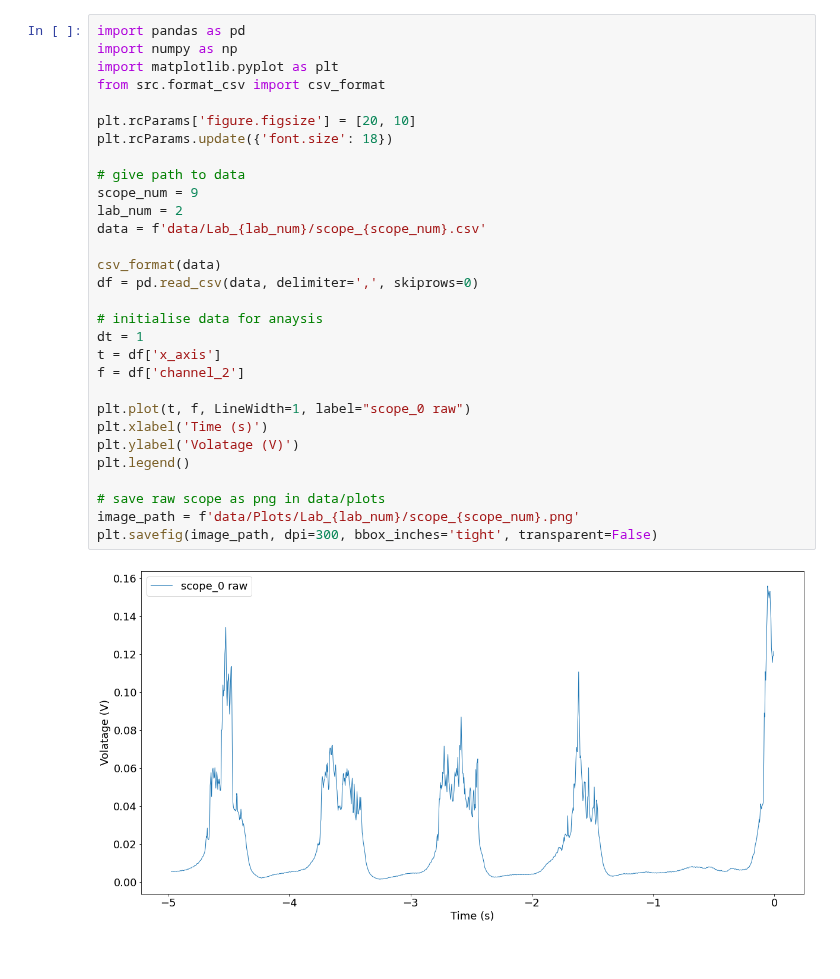
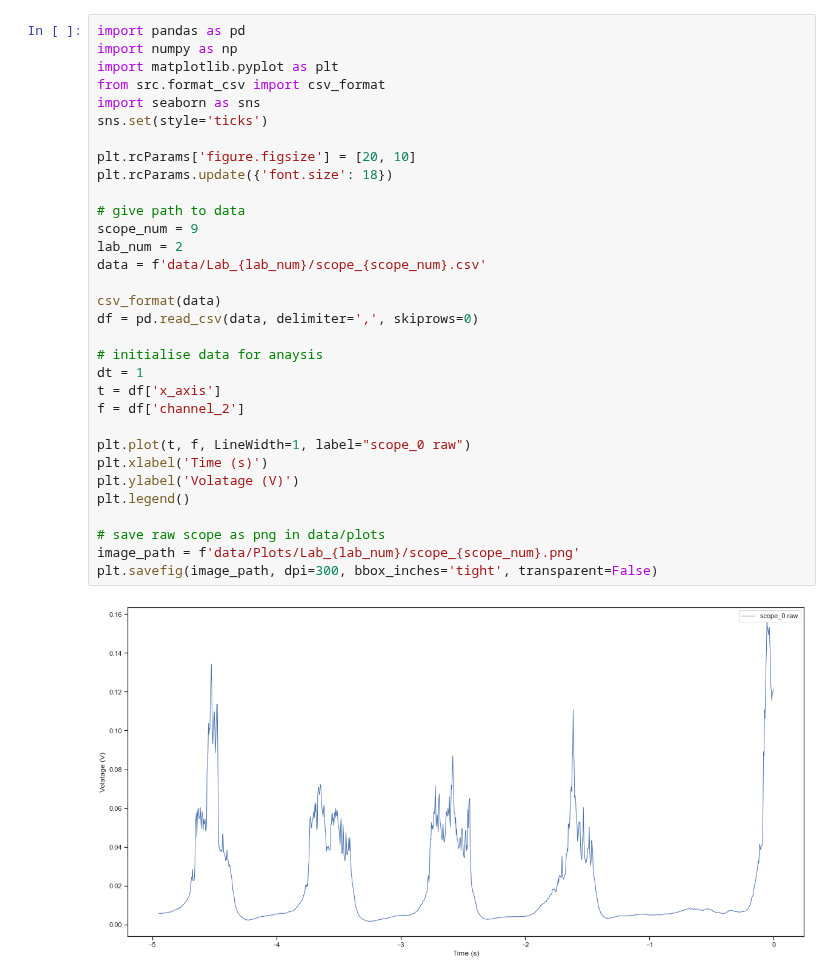
Before and after one commit to sutapa6/smart_wearable_tech, a Jupyter notebook: fft.ipynb, the cells around one changed output. Cells and saved outputs as stored; diff of their text form.

Commit message:
feat: seaborn module imported to make graphs look prettyt

```diff
--- a/fft.ipynb
+++ b/fft.ipynb
@@ -2,34 +2,36 @@
 import pandas as pd
 import numpy as np
 import matplotlib.pyplot as plt
 from src.format_csv import csv_format
+import seaborn as sns
+sns.set(style='ticks')
 
 plt.rcParams['figure.figsize'] = [20, 10]
 plt.rcParams.update({'font.size': 18})
 
 # give path to data
 scope_num = 9
 lab_num = 2
 data = f'data/Lab_{lab_num}/scope_{scope_num}.csv'
 
 csv_format(data)
 df = pd.read_csv(data, delimiter=',', skiprows=0)
 
 # initialise data for anaysis
 dt = 1
 t = df['x_axis']
 f = df['channel_2']
 
 plt.plot(t, f, LineWidth=1, label="scope_0 raw")
 plt.xlabel('Time (s)')
 plt.ylabel('Volatage (V)')
 plt.legend()
 
 # save raw scope as png in data/plots
 image_path = f'data/Plots/Lab_{lab_num}/scope_{scope_num}.png'
 plt.savefig(image_path, dpi=300, bbox_inches='tight', transparent=False)
 # %% [output]
-[figure, old version]
+[figure, new version]
 # %%
 ## Compute the Fast Fourier Transform (FFT)
 
```
Also changed, not shown: parts of 2 cells of this notebook, 2 other files.
